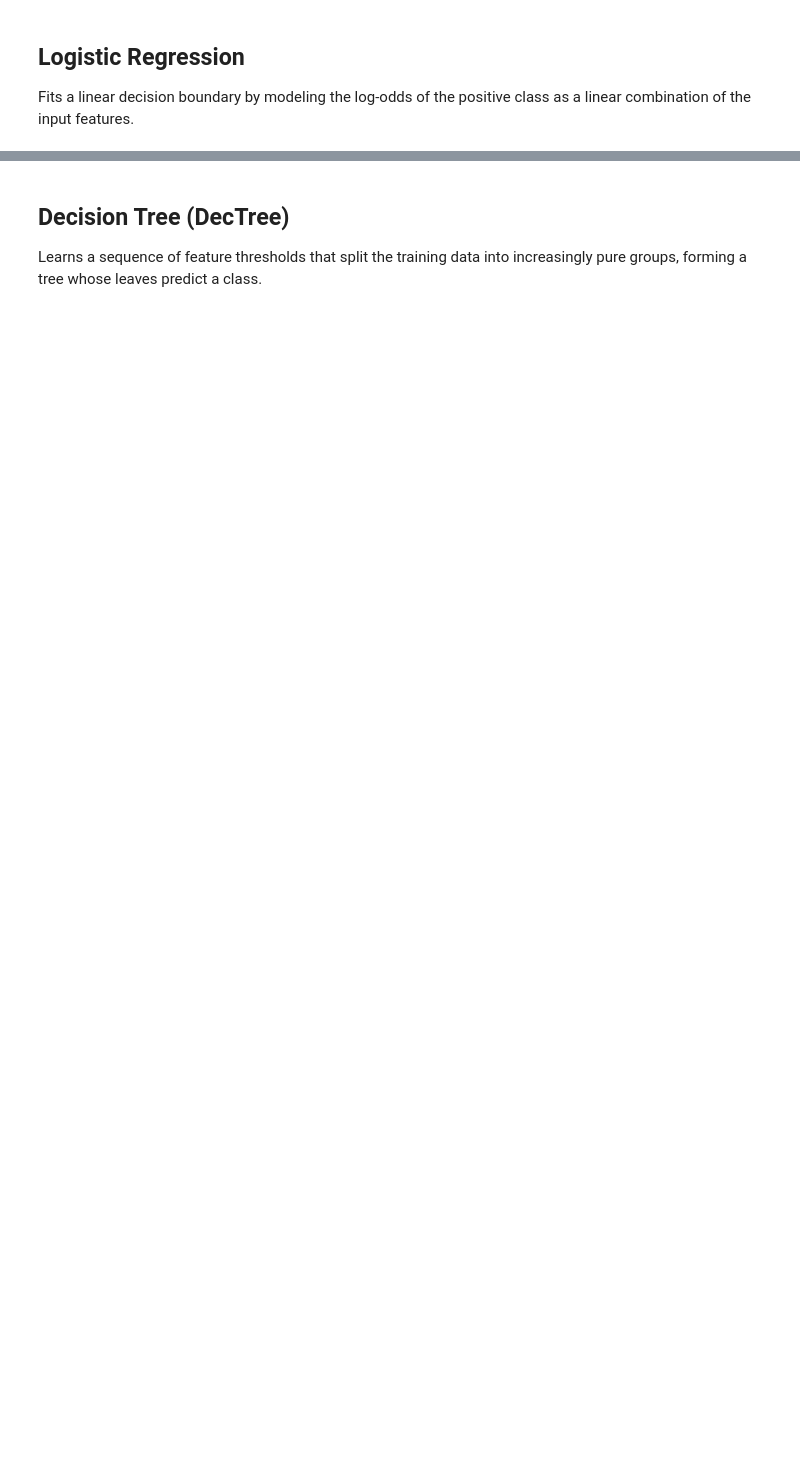
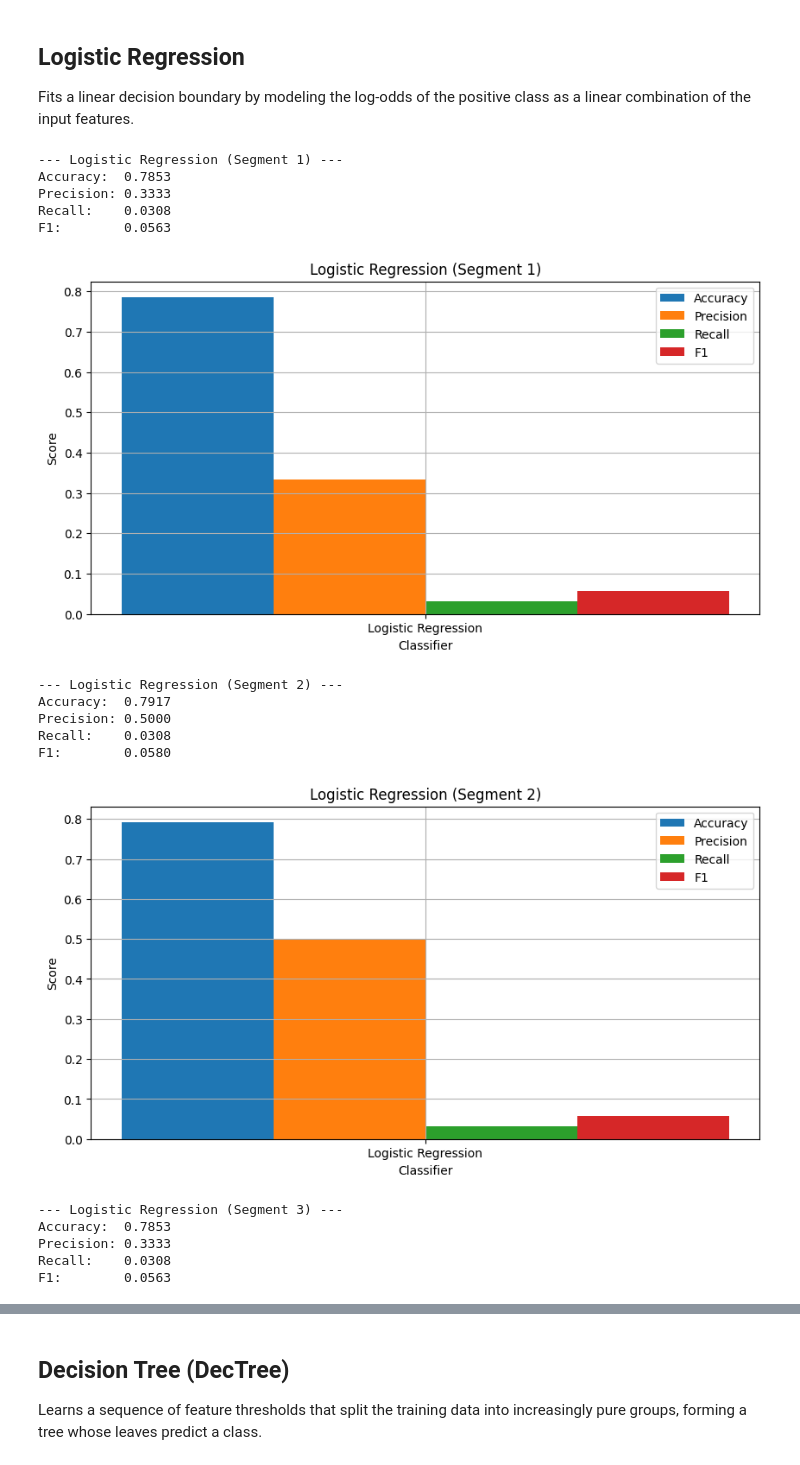
Before and after one commit to lcavagnari/progetto_HCI, a Jupyter notebook: Progetto_HCI.ipynb, the cells around one changed output, grey strips where cells are left out. Cells and saved outputs as stored; diff of their text form; code cells hidden in the pictures; blank space fills up the shorter version.

```diff
--- a/Progetto_HCI.ipynb
+++ b/Progetto_HCI.ipynb
@@ -448,8 +548,8 @@ Fits a linear decision boundary by modeling the log-odds of the positive class a
 def run_logistic_regression():
     pred = []
 
-    for segment in range(4):
-        Xtrain, Xtest, Ytrain, Ytest = segment_splits[segment]
+    for segment in range(1,4):
+        Xtrain, Xtest, Ytrain, Ytest = segment_splits[segment-1]
 
         model = LogisticRegression(max_iter=5000)
         model.fit(Xtrain, Ytrain)
@@ -457,7 +557,7 @@ def run_logistic_regression():
         Ypred = model.predict(Xtest)
         acc, prec, rec, f1 = evaluate_metrics(Ytest, Ypred)
 
-        pred.append([segment+1, 3, acc, prec, rec, f1])
+        pred.append([segment, 3, acc, prec, rec, f1])
 
     return pred
 
@@ -465,12 +565,30 @@ def run_logistic_regression():
 result = run_logistic_regression()
 results.extend(result)
 # %%
-for segment in range(4):
-    print(f"\n--- Logistic Regression (Segment {segment+1}) ---")
+for segment in range(1,4):
+    print(f"\n--- Logistic Regression (Segment {segment}) ---")
 
-    print(f"Accuracy:  {result[segment][2]:.4f}")
-    print(f"Precision: {result[segment][3]:.4f}")
-    print(f"Recall:    {result[segment][4]:.4f}")
-    print(f"F1:        {result[segment][5]:.4f}")
+    print(f"Accuracy:  {result[segment-1][2]:.4f}")
+    print(f"Precision: {result[segment-1][3]:.4f}")
+    print(f"Recall:    {result[segment-1][4]:.4f}")
+    print(f"F1:        {result[segment-1][5]:.4f}")
 
-    plot_classifier_metrics(result[segment], title=f"Logistic Regression (Segment {segment+1})")
+    plot_classifier_metrics(result[segment-1], title=f"Logistic Regression (Segment {segment})")
+# %% [output]
+--- Logistic Regression (Segment 1) ---
+Accuracy:  0.7853
+Precision: 0.3333
+Recall:    0.0308
+F1:        0.0563
+[figure, added]
+--- Logistic Regression (Segment 2) ---
+Accuracy:  0.7917
+Precision: 0.5000
+Recall:    0.0308
+F1:        0.0580
+[figure, added]
+--- Logistic Regression (Segment 3) ---
+Accuracy:  0.7853
+Precision: 0.3333
+Recall:    0.0308
+F1:        0.0563
```
Also changed, not shown: parts of 31 cells of this notebook.
